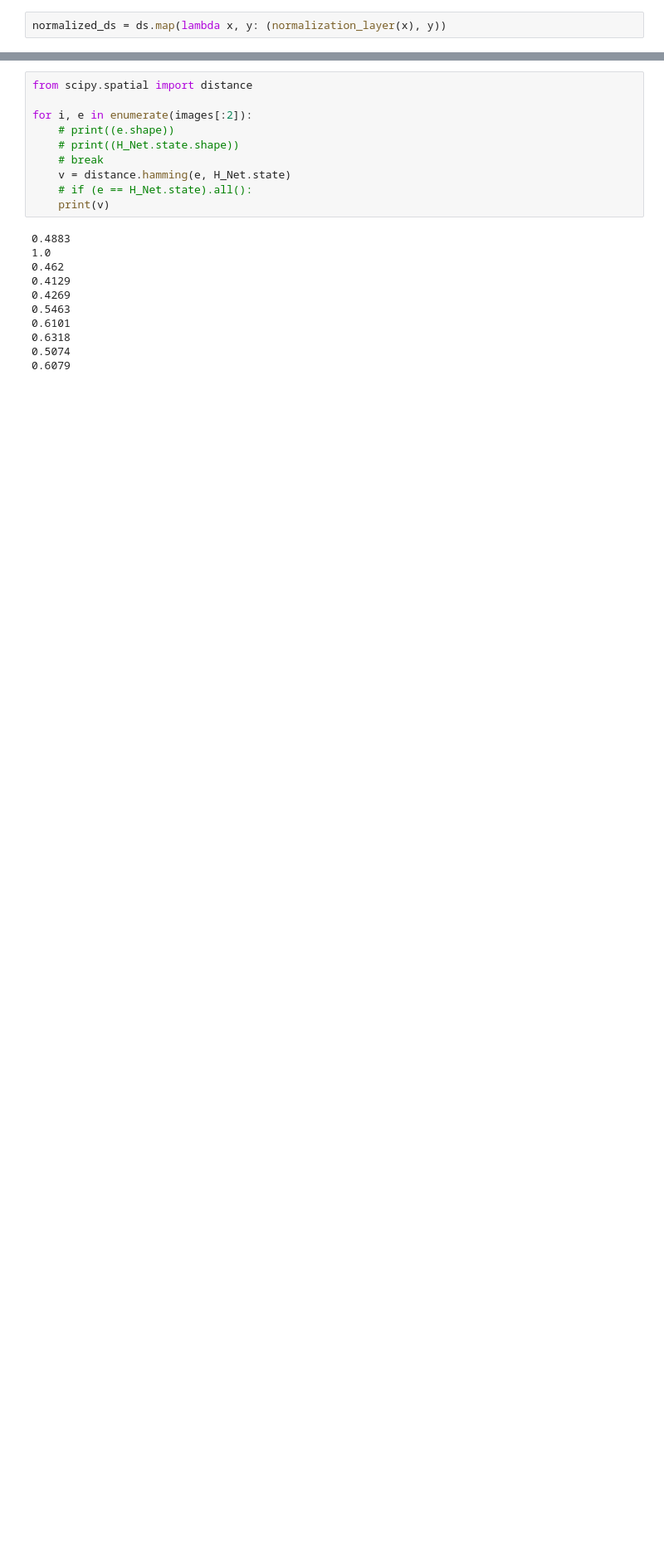
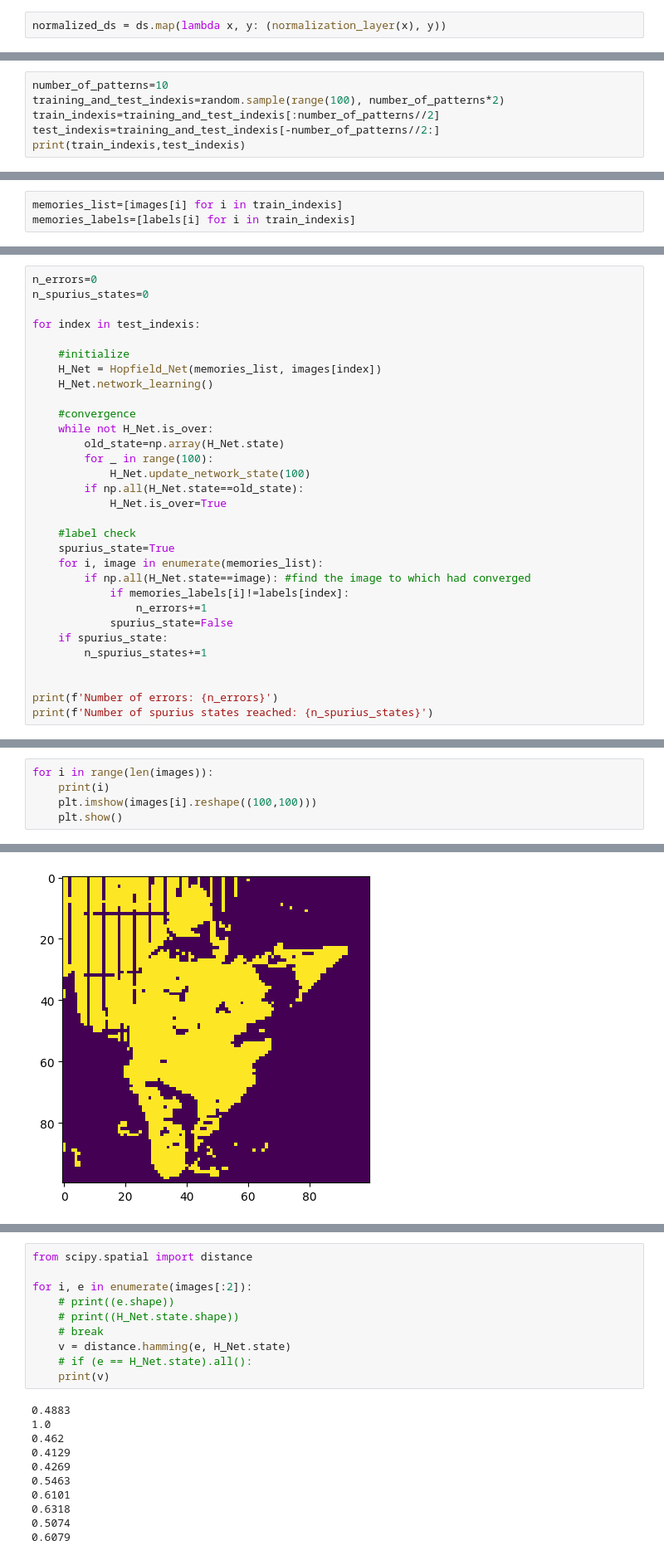
Before and after one commit to TommasoLocatelli/ml_cats_vs_dogs, a Jupyter notebook: 3.Hopfield.ipynb, the cells around one changed output, grey strips where cells are left out. Shown at 83% size. Drawn from its saved outputs; the diff is of its cells as text; blank space fills up the shorter version.

Commit message:
hope for hopfield

```diff
--- a/3.Hopfield.ipynb
+++ b/3.Hopfield.ipynb
@@ -146,0 +184,6 @@ H_Net.network_learning()
+# %%
+number_of_patterns=10
+training_and_test_indexis=random.sample(range(100), number_of_patterns*2)
+train_indexis=training_and_test_indexis[:number_of_patterns//2]
+test_indexis=training_and_test_indexis[-number_of_patterns//2:]
+print(train_indexis,test_indexis)
@@ -146,0 +192,3 @@ H_Net.network_learning()
+# %%
+memories_list=[images[i] for i in train_indexis]
+memories_labels=[labels[i] for i in train_indexis]
@@ -146,0 +228,31 @@ H_Net.network_learning()
+# %%
+n_errors=0
+n_spurius_states=0
+
+for index in test_indexis:
+
+    #initialize
+    H_Net = Hopfield_Net(memories_list, images[index])
+    H_Net.network_learning()
+
+    #convergence
+    while not H_Net.is_over:
+        old_state=np.array(H_Net.state)
+        for _ in range(100):
+            H_Net.update_network_state(100)
+        if np.all(H_Net.state==old_state):
+            H_Net.is_over=True
+
+    #label check
+    spurius_state=True
+    for i, image in enumerate(memories_list):
+        if np.all(H_Net.state==image): #find the image to which had converged
+            if memories_labels[i]!=labels[index]:
+                n_errors+=1
+            spurius_state=False
+    if spurius_state:
+        n_spurius_states+=1
+
+
+print(f'Number of errors: {n_errors}')
+print(f'Number of spurius states reached: {n_spurius_states}')
@@ -146,0 +264,6 @@ H_Net.network_learning()
+# %%
+for i in range(len(images)):
+    print(i)
+    plt.imshow(images[i].reshape((100,100)))
+    plt.show()
+# %% [output]
@@ -146,0 +271 @@ H_Net.network_learning()
+[figure, added]
```
Also changed, not shown: parts of 49 cells of this notebook.
